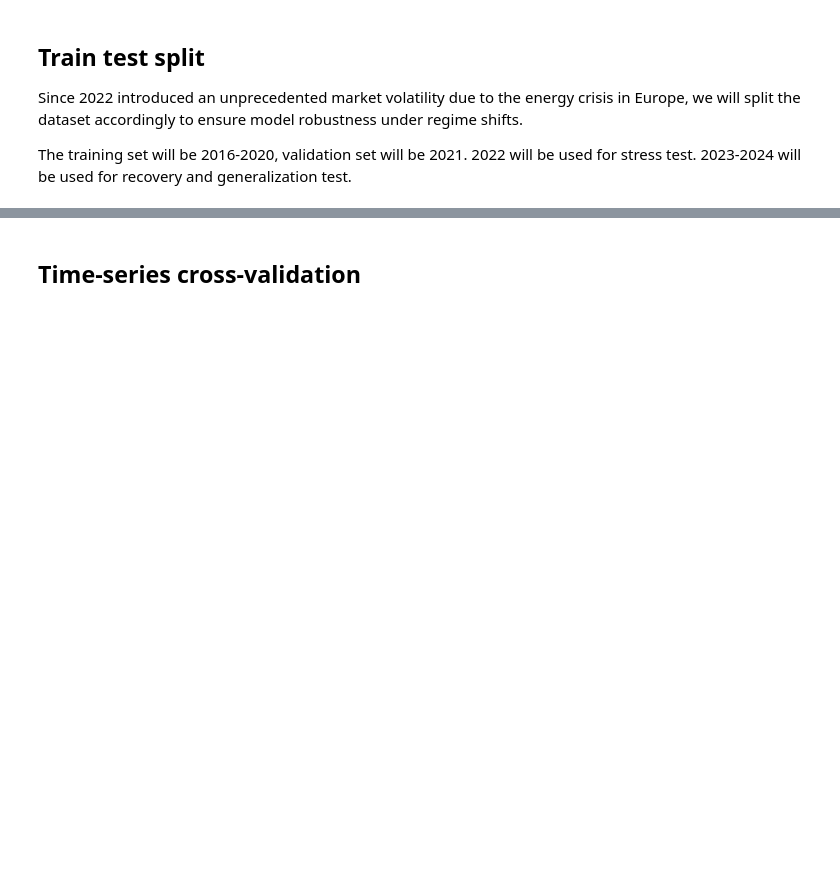
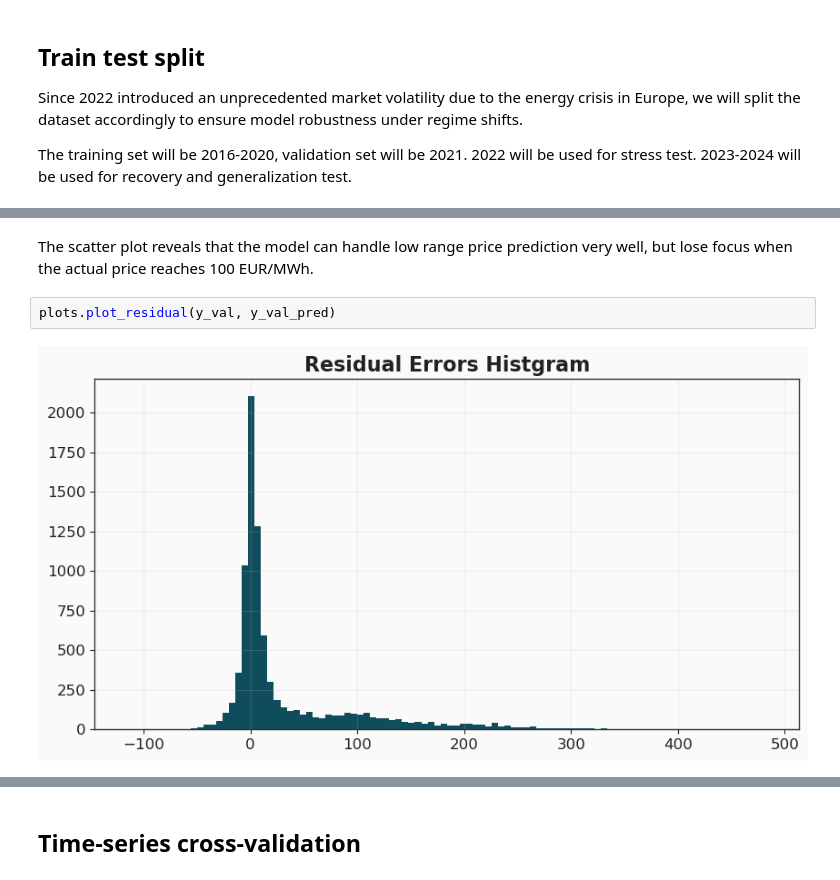
Before and after one commit to LisaBianConti/electricity-price-forecasting, a Jupyter notebook: notebooks/05_modelling.ipynb, the cells around one changed output, grey strips where cells are left out. Saved outputs shown, nothing was run; the diff lists cells and outputs as text; blank space fills up the shorter version.

```diff
--- a/notebooks/05_modelling.ipynb
+++ b/notebooks/05_modelling.ipynb
@@ -178,0 +226,6 @@ y_test = df_2022[["target_price"]]
+# %% [markdown]
+The scatter plot reveals that the model can handle low range price prediction very well, but lose focus when the actual price reaches 100 EUR/MWh.
+# %%
+plots.plot_residual(y_val, y_val_pred)
+# %% [output]
+[figure, added]
```
Also changed, not shown: parts of 43 cells of this notebook, 5 other files.
